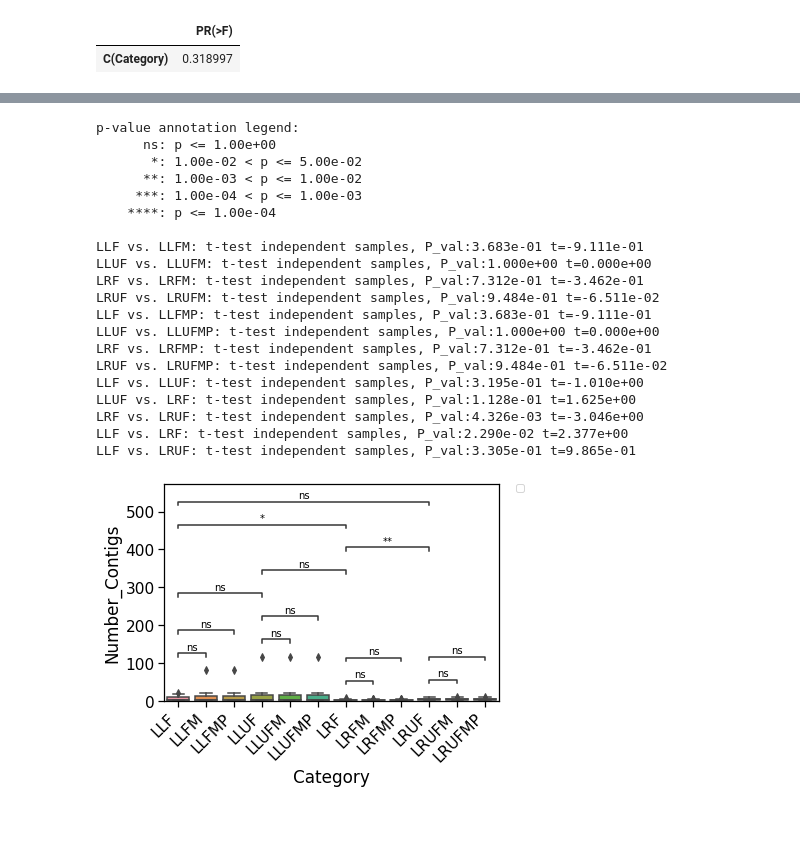
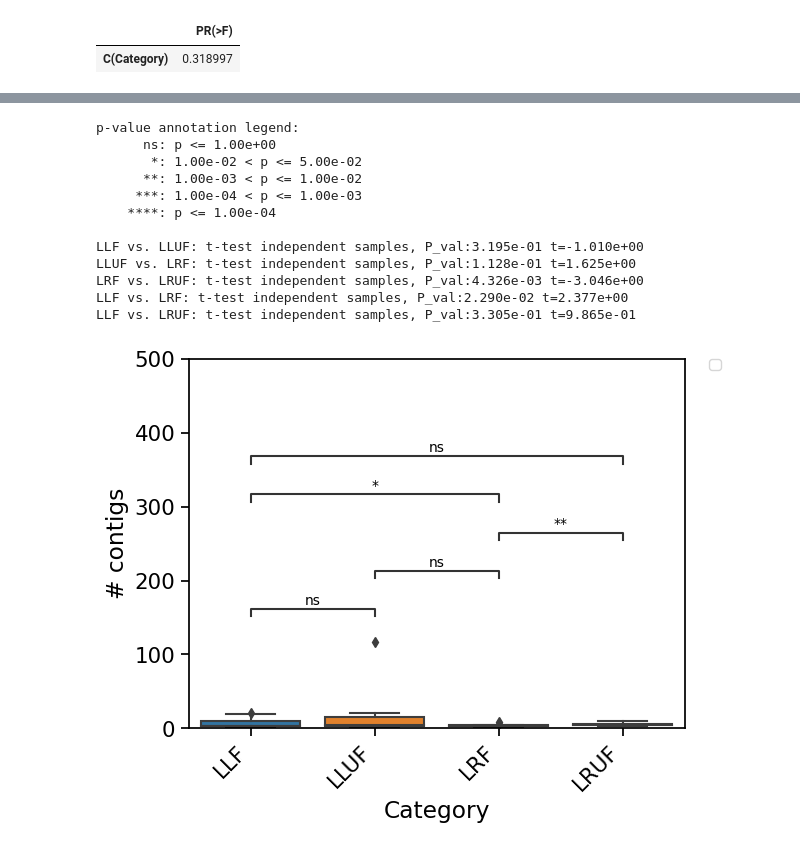
Before and after one commit to Aaron-White-Lab/2022_Plasmids_Detection_Methods, a Jupyter notebook: 12122022_EcoliPlasmidDetection_quast_stats.ipynb, the cells around one changed output, grey strips where cells are left out. Cells and saved outputs as stored; diff of their text form; code cells hidden in the pictures; blank space fills up the shorter version.

```diff
--- a/12122022_EcoliPlasmidDetection_quast_stats.ipynb
+++ b/12122022_EcoliPlasmidDetection_quast_stats.ipynb
@@ -676,5 +703,5 @@ LLF vs. LRUF: t-test independent samples, P_val:3.602e-01 t=-9.269e-01
 # %%
-states_subcat =["LLF", "LLFM", "LLFMP", "LLUF", "LLUFM", "LLUFMP", "LRF", "LRFM", "LRFMP", "LRUF", "LRUFM", "LRUFMP"]
+states_subcat =["LLF", "LLUF", "LRF", "LRUF"]
 state_palette = "colorblind"
 "LRUF+PCCUF"
 with sns.plotting_context('notebook', font_scale = 1.4):
@@ -700,7 +727,7 @@ annot.configure(test='t-test_ind', verbose=2)
 annot.apply_test()
 annot.annotate()
 
-plt.savefig('12122022_EcoliPlasmidDetection_S2a.png', dpi=300, bbox_inches="tight")
+plt.savefig('03152022_EcoliPlasmidDetection_S2a_nostats.png', dpi=300, bbox_inches="tight")
 # %% [output]
 p-value annotation legend:
       ns: p <= 1.00e+00
@@ -726,5 +745,5 @@ LLF vs. LRUF: t-test independent samples, P_val:3.602e-01 t=-9.269e-01
 # %%
-states_subcat =["LLF", "LLFM", "LLFMP", "LLUF", "LLUFM", "LLUFMP", "LRF", "LRFM", "LRFMP", "LRUF", "LRUFM", "LRUFMP"]
+states_subcat =["LLF", "LLUF", "LRF", "LRUF"]
 state_palette = "colorblind"
 "LRUF+PCCUF"
 with sns.plotting_context('notebook', font_scale = 1.4):
@@ -746,5 +765,5 @@ import seaborn as sns
 import matplotlib.pyplot as plt
 
 plt.ylim(0, 6000000)
-plt.savefig('12122022_EcoliPlasmidDetection_S2a.png', dpi=300, bbox_inches="tight")
+plt.savefig('03152022_EcoliPlasmidDetection_S2a_nostats.png', dpi=300, bbox_inches="tight")
 # %% [output]
@@ -756,10 +781,10 @@ from statannotations.Annotator import Annotator
 import matplotlib.pyplot as plt
 import seaborn as sns
 
-pairs1=(("LLF", "LLUF"), ("LLF","LRF"),("LLF", "LRUF"), ("LLUF", "LRF"), ("LRF", "LRUF"), ('LLF', 'LLFM'), ('LLF', 'LLFMP'), ('LLUF', 'LLUFM'), ('LLUF', 'LLUFMP'), ("LRF", "LRFM"), ('LRF', 'LRFMP'), ('LRUF', 'LRUFM'), ('LRUF', 'LRUFMP'))
+pairs1=(("LLF", "LLUF"), ("LLF","LRF"),("LLF", "LRUF"), ("LLUF", "LRF"), ("LRF", "LRUF"))
 
 
-states_subcat =["LLF", "LLFM", "LLFMP", "LLUF", "LLUFM", "LLUFMP", "LRF", "LRFM", "LRFMP", "LRUF", "LRUFM", "LRUFMP"]
+states_subcat =["LLF", "LLUF", "LRF", "LRUF"]
 state_palette = "colorblind"
 "LRUF+PCCUF"
 with sns.plotting_context('notebook', font_scale = 1.4):
@@ -776,5 +801,5 @@ plt.ylim(50, 52)
 handles, labels = ax.get_legend_handles_labels()
 l = plt.legend(handles[0:3], labels[0:3], bbox_to_anchor=(1.05, 1), loc=2, borderaxespad=0.)
 
-plt.savefig('12122022_EcoliPlasmidDetection_S2e.png', dpi=300, bbox_inches="tight")
+plt.savefig('03152022_EcoliPlasmidDetection_S2e_nostats.png', dpi=300, bbox_inches="tight")
 # %% [output]
@@ -786,10 +811,10 @@ from statannotations.Annotator import Annotator
 import matplotlib.pyplot as plt
 import seaborn as sns
 
-pairs1=(("LLF", "LLUF"), ("LLF","LRF"),("LLF", "LRUF"), ("LLUF", "LRF"), ("LRF", "LRUF"), ('LLF', 'LLFM'), ('LLF', 'LLFMP'), ('LLUF', 'LLUFM'), ('LLUF', 'LLUFMP'), ("LRF", "LRFM"), ('LRF', 'LRFMP'), ('LRUF', 'LRUFM'), ('LRUF', 'LRUFMP'))
+pairs1=(("LLF", "LLUF"), ("LLF","LRF"),("LLF", "LRUF"), ("LLUF", "LRF"), ("LRF", "LRUF"))
 
 
-states_subcat =["LLF", "LLFM", "LLFMP", "LLUF", "LLUFM", "LLUFMP", "LRF", "LRFM", "LRFMP", "LRUF", "LRUFM", "LRUFMP"]
+states_subcat =["LLF", "LLUF", "LRF", "LRUF"]
 state_palette = "colorblind"
 "LRUF+PCCUF"
 with sns.plotting_context('notebook', font_scale = 1.4):
@@ -809,6 +834,7 @@ annot = Annotator(ax, pairs1, **hue_plot_params)
 annot.configure(test='t-test_ind', verbose=2)
 annot.apply_test()
 annot.annotate()
+plt.savefig('03152022_EcoliPlasmidDetection_S2e_stats.png', dpi=300, bbox_inches="tight")
 # %% [output]
 p-value annotation legend:
       ns: p <= 1.00e+00
@@ -852,53 +856,45 @@ from statannotations.Annotator import Annotator
 import matplotlib.pyplot as plt
 import seaborn as sns
 
-pairs1=(("LLF", "LLUF"), ("LLF","LRF"),("LLF", "LRUF"), ("LLUF", "LRF"), ("LRF", "LRUF"), ('LLF', 'LLFM'), ('LLF', 'LLFMP'), ('LLUF', 'LLUFM'), ('LLUF', 'LLUFMP'), ("LRF", "LRFM"), ('LRF', 'LRFMP'), ('LRUF', 'LRUFM'), ('LRUF', 'LRUFMP'))
+pairs1=(("LLF", "LLUF"), ("LLF","LRF"),("LLF", "LRUF"), ("LLUF", "LRF"), ("LRF", "LRUF"))
 
-states_subcat =["LLF", "LLFM", "LLFMP", "LLUF", "LLUFM", "LLUFMP", "LRF", "LRFM", "LRFMP", "LRUF", "LRUFM", "LRUFMP"]
+states_subcat =["LLF", "LLUF", "LRF", "LRUF"]
 state_palette = "colorblind"
 "LRUF+PCCUF"
 with sns.plotting_context('notebook', font_scale = 1.4):
     #Create new plot
-    hue_plot_params = {'data': quast,'x': 'Category', 'y': 'Number_Contigs', "order": states_subcat, "palette": state_palette} # Plot with seaborn
-    ax = sns.boxplot(x="Category", y="Number_Contigs", data=quast, order=states_subcat)
+    hue_plot_params = {'data': quast,'x': 'Category', 'y': '# contigs', "order": states_subcat, "palette": state_palette} # Plot with seaborn
+    ax = sns.boxplot(x="Category", y="# contigs", data=quast, order=states_subcat)
 plt.xticks(rotation=45, ha="right")
 
 
 import seaborn as sns
 import matplotlib.pyplot as plt
 plt.ylim(0, 500)
 
 handles, labels = ax.get_legend_handles_labels()
 l = plt.legend(handles[0:3], labels[0:3], bbox_to_anchor=(1.05, 1), loc=2, borderaxespad=0.)
 
 #annotating with pairs
 annot = Annotator(ax, pairs1, **hue_plot_params)
 annot.configure(test='t-test_ind', verbose=2)
 annot.apply_test()
 annot.annotate()
-plt.savefig('12122022_EcoliPlasmidDetection_S2b.png', dpi=300, bbox_inches="tight")
+plt.savefig('03152022_EcoliPlasmidDetection_S2b_stats.png', dpi=300, bbox_inches="tight")
 # %% [output]
 p-value annotation legend:
       ns: p <= 1.00e+00
        *: 1.00e-02 < p <= 5.00e-02
       **: 1.00e-03 < p <= 1.00e-02
      ***: 1.00e-04 < p <= 1.00e-03
     ****: p <= 1.00e-04
 
-LLF vs. LLFM: t-test independent samples, P_val:3.683e-01 t=-9.111e-01
-LLUF vs. LLUFM: t-test independent samples, P_val:1.000e+00 t=0.000e+00
-LRF vs. LRFM: t-test independent samples, P_val:7.312e-01 t=-3.462e-01
-LRUF vs. LRUFM: t-test independent samples, P_val:9.484e-01 t=-6.511e-02
-LLF vs. LLFMP: t-test independent samples, P_val:3.683e-01 t=-9.111e-01
-LLUF vs. LLUFMP: t-test independent samples, P_val:1.000e+00 t=0.000e+00
-LRF vs. LRFMP: t-test independent samples, P_val:7.312e-01 t=-3.462e-01
-LRUF vs. LRUFMP: t-test independent samples, P_val:9.484e-01 t=-6.511e-02
 LLF vs. LLUF: t-test independent samples, P_val:3.195e-01 t=-1.010e+00
 LLUF vs. LRF: t-test independent samples, P_val:1.128e-01 t=1.625e+00
 LRF vs. LRUF: t-test independent samples, P_val:4.326e-03 t=-3.046e+00
 LLF vs. LRF: t-test independent samples, P_val:2.290e-02 t=2.377e+00
 LLF vs. LRUF: t-test independent samples, P_val:3.305e-01 t=9.865e-01
-[figure, old version]
+[figure, new version]
 # %%
 ##### figure showing impact of Type on Number_Contigs for long read assemblies
 import itertools as it
```
Also changed, not shown: parts of 26 cells of this notebook, 1 other file.
